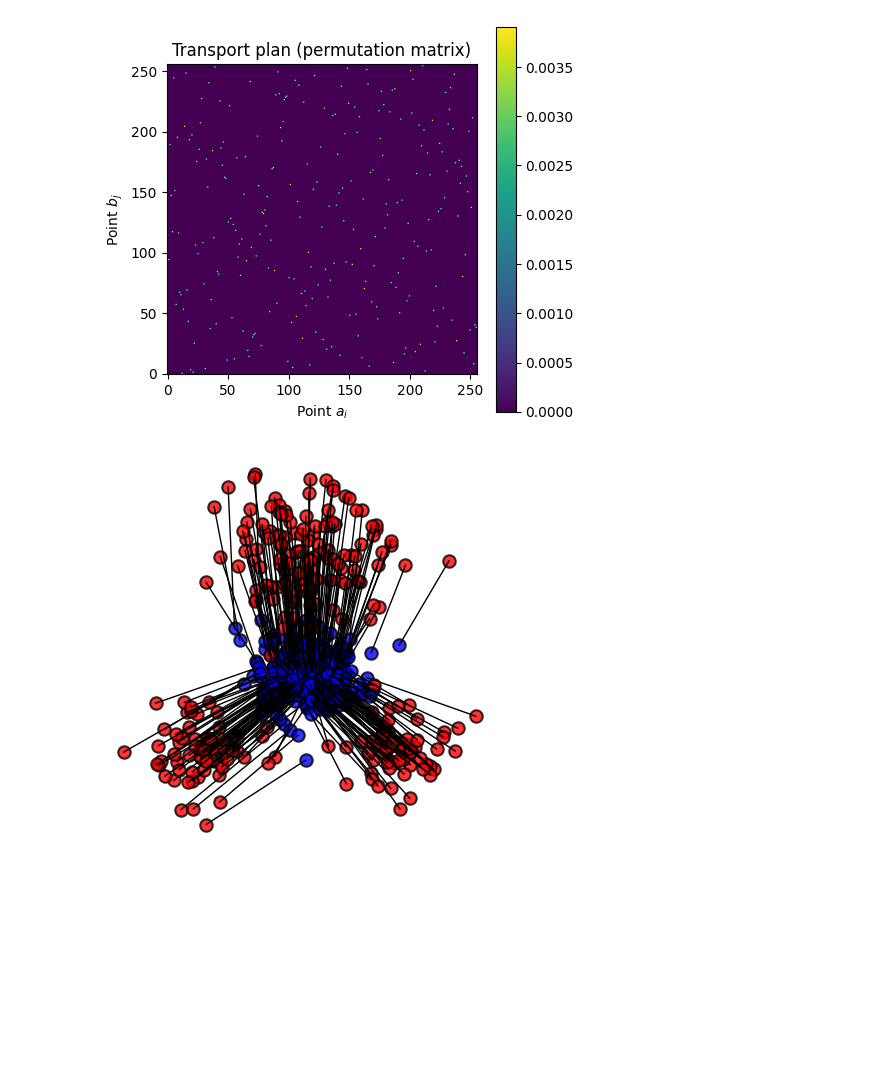
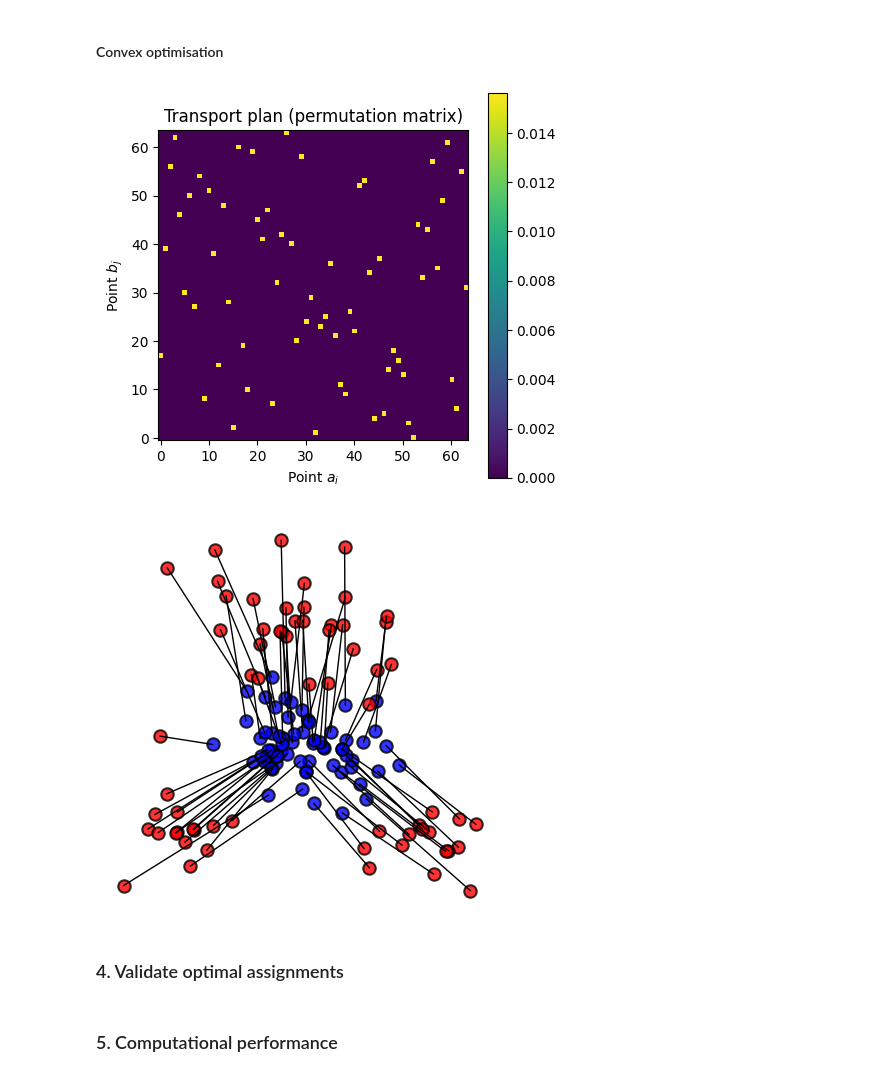
Before and after one commit to GeorgeWilliamStrong/optimal-transport, a Jupyter notebook: examples/optimal_assignment_problem.ipynb, the cells around one changed output. Drawn from its saved outputs; the diff is of its cells as text; code cells hidden in the pictures; blank space fills up the shorter version.

```diff
--- a/examples/optimal_assignment_problem.ipynb
+++ b/examples/optimal_assignment_problem.ipynb
@@ -8,13 +5,21 @@ from utils import *
 # %%
-n = 256  # Number of points in first point cloud
+import numpy as np
+from utils import cloud_plot
+
+n = 64  # Number of points in first point cloud
 m = n  # Number of points in second point cloud
 
 # Generate point clouds a and b
-gauss = lambda q, a, c: a * np.random.randn(2, q) + np.transpose(np.tile(c, (q, 1)))
-a = (np.random.randn(2, n)*.3).transpose()
-b = (np.hstack((gauss(int(m/2), .5, [0, 1.6]),
-     np.hstack((gauss(int(m/4), .3, [-1, -1]),
-                gauss(int(m/4), .3, [1, -1])))))).transpose()
+def generate_point_clouds(n, m):
+    gauss = lambda q, a, c: a * np.random.randn(2, q) + np.transpose(np.tile(c, (q, 1)))
+    a = (np.random.randn(2, n)*.3).transpose()
+    b = (np.hstack((gauss(int(m/2), .5, [0, 1.6]),
+         np.hstack((gauss(int(m/4), .3, [-1, -1]),
+                    gauss(int(m/4), .3, [1, -1])))))).transpose()
+
+    return a, b
+
+a, b = generate_point_clouds(n, m)
 
 cloud_plot(a, b)
 # %% [output]
@@ -22,5 +29,9 @@ cloud_plot(a, b)
 # %%
-c_matrix = cost_matrix(a, b)
+from optimal_transport import cost_matrix
+import matplotlib.pyplot as plt
+
+p = 2
+c_matrix = cost_matrix(a, b, p)
 
 plt.figure(figsize=(5, 5))
 plt.imshow(-c_matrix.transpose(), cmap='viridis_r')
@@ -41,32 +61,37 @@ cloud_plot(a, b, assignments.squeeze())
+# %% [markdown]
+#### Convex optimisation
 # %%
+import cvxpy as cp
+
 x = np.ones([n, 1])/n
 y = x
 
-p = cp.Variable((n, m))  # Define the optimization variable P
+t = cp.Variable((n, m))
 
 # Define the set of discrete couplings between alpha and beta measures
 u = np.ones((m, 1))
 v = np.ones((n, 1))
 
 # Define optimization constraints
-constraints = [0 <= p, cp.matmul(p, u)==x, cp.matmul(p.T, v)==y]
+constraints = [0 <= t, cp.matmul(t, u)==x, cp.matmul(t.T, v)==y]
 
 # Define and solve the Kantorovich problem
-objective = cp.Minimize(cp.sum(cp.multiply(p, c_matrix)))
+objective = cp.Minimize(cp.sum(cp.multiply(t, c_matrix.T)))
 prob = cp.Problem(objective, constraints)
 result = prob.solve(solver=cp.ECOS)
 
 plt.figure(figsize=(5, 5))
-plt.imshow(p.value, cmap='viridis')
+plt.imshow(t.value, cmap='viridis')
 plt.gca().invert_yaxis()
 plt.title('Transport plan (permutation matrix)')
 plt.xlabel('Point $a_{i}$')
 plt.ylabel('Point $b_{j}$')
 plt.colorbar()
 plt.show()
+
+cloud_plot(a, b, t_plan=t.T)
 # %% [output]
-[figure, old version]
+[figure, new version]
+[figure, added]
-# %%
-cloud_plot(a, b, t_plan=p)
-# %% [output]
-[figure, removed]
+# %% [markdown]
+### 4. Validate optimal assignments
@@ -72,0 +102,2 @@ cloud_plot(a, b, t_plan=p)
+# %% [markdown]
+### 5. Computational performance
```
Also changed, not shown: parts of 20 cells of this notebook, 1 other file.
